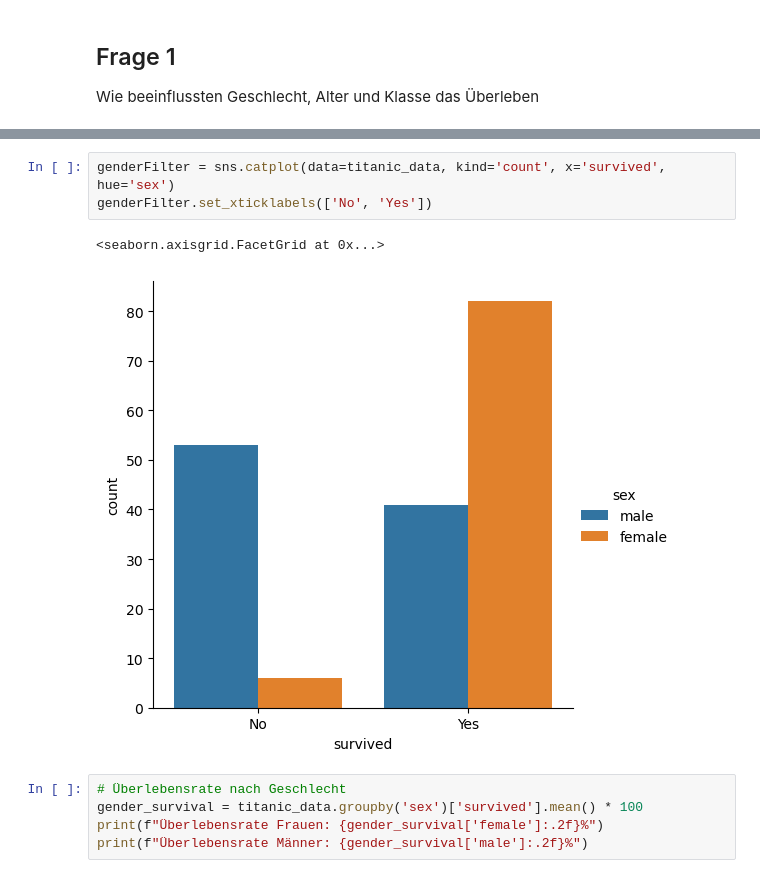
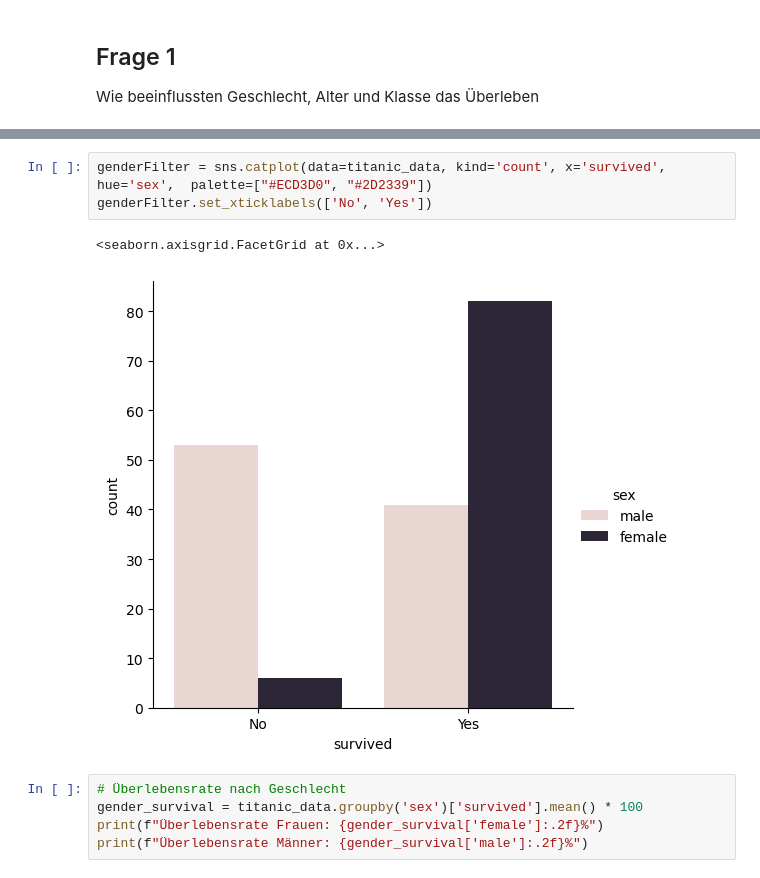
Before and after one commit to floradallinger/kids_miniproject_data_visualization, a Jupyter notebook: TitanicDataVisualization.ipynb, the cells around one changed output, grey strips where cells are left out. Drawn from its saved outputs; the diff is of its cells as text.

```diff
--- a/TitanicDataVisualization.ipynb
+++ b/TitanicDataVisualization.ipynb
@@ -105,9 +105,9 @@ classFilter.set_xticklabels(['No', 'Yes'])
 # %%
-genderFilter = sns.catplot(data=titanic_data, kind='count', x='survived', hue='sex')
+genderFilter = sns.catplot(data=titanic_data, kind='count', x='survived', hue='sex',  palette=["#ECD3D0", "#2D2339"])
 genderFilter.set_xticklabels(['No', 'Yes'])
 # %% [output]
 <seaborn.axisgrid.FacetGrid at 0x...>
-[figure, old version]
+[figure, new version]
 # %%
 # Überlebensrate nach Geschlecht
 gender_survival = titanic_data.groupby('sex')['survived'].mean() * 100
```
Also changed, not shown: parts of 9 cells of this notebook.
